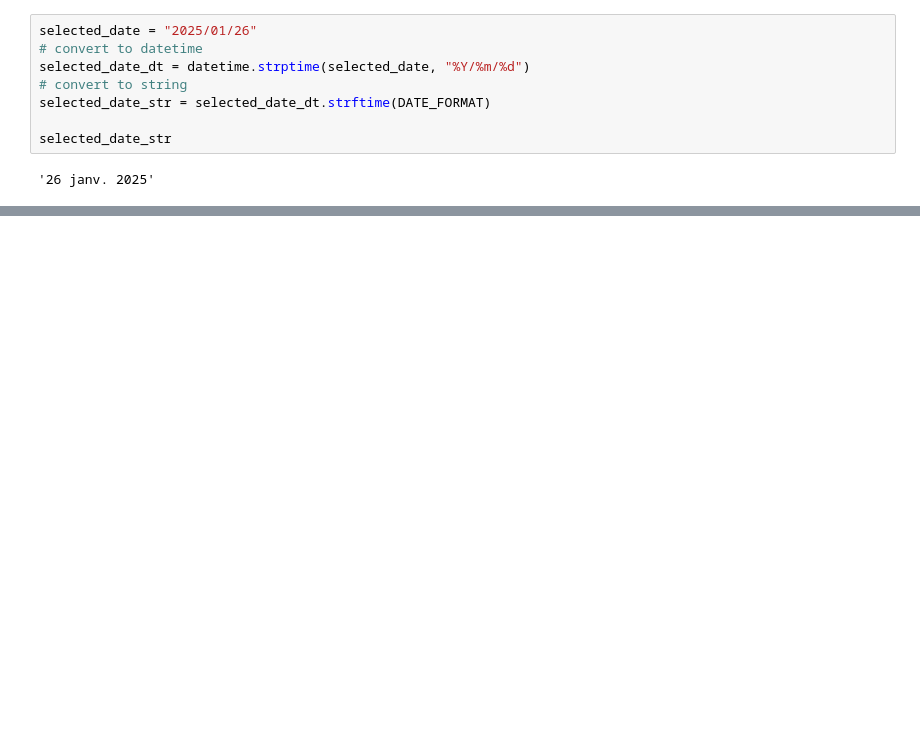
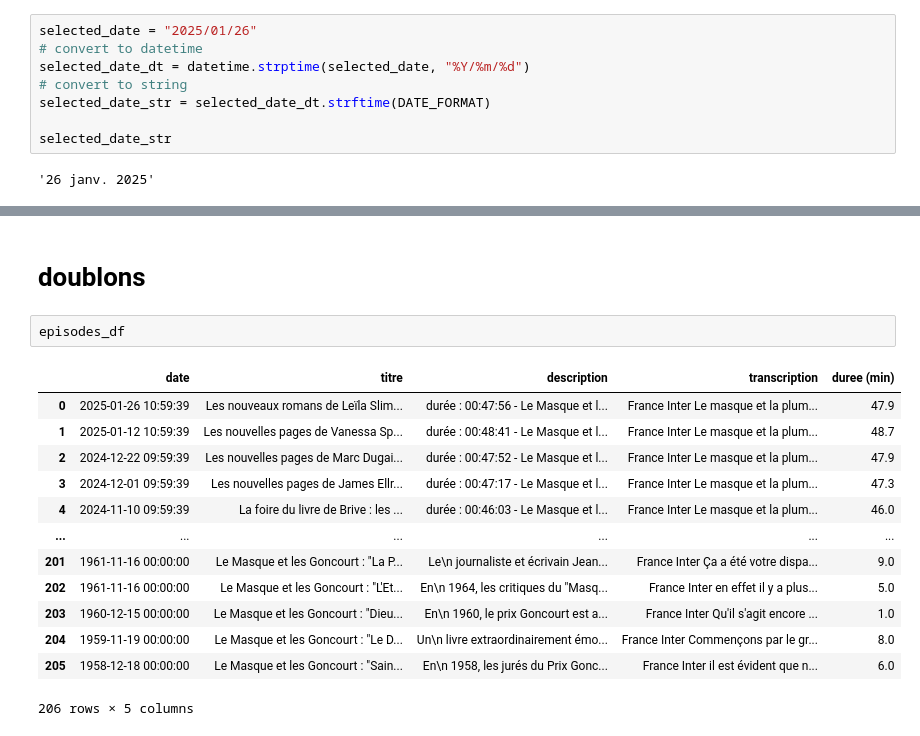
Before and after one commit to castorfou/lmelp, a Jupyter notebook: nbs/31 ui episodes dataframe.ipynb, the cells around one changed output, grey strips where cells are left out. Saved outputs shown, nothing was run; the diff lists cells and outputs as text; blank space fills up the shorter version.

```diff
--- a/nbs/31 ui episodes dataframe.ipynb
+++ b/nbs/31 ui episodes dataframe.ipynb
@@ -133,0 +128,18 @@ nb_mots_transcription(episodes_df)
+# %% [markdown]
+# doublons
+# %%
+episodes_df
+# %% [output]
+|  | date | titre | description | transcription | duree (min) |
+| 0 | 2025-01-26 10:59:39 | Les nouveaux romans de Leïla Slim... | durée : 00:47:56 - Le Masque et l... | France Inter Le masque et la plum... | 47.9 |
+| 1 | 2025-01-12 10:59:39 | Les nouvelles pages de Vanessa Sp... | durée : 00:48:41 - Le Masque et l... | France Inter Le masque et la plum... | 48.7 |
+| 2 | 2024-12-22 09:59:39 | Les nouvelles pages de Marc Dugai... | durée : 00:47:52 - Le Masque et l... | France Inter Le masque et la plum... | 47.9 |
+| 3 | 2024-12-01 09:59:39 | Les nouvelles pages de James Ellr... | durée : 00:47:17 - Le Masque et l... | France Inter Le masque et la plum... | 47.3 |
+| 4 | 2024-11-10 09:59:39 | La foire du livre de Brive : les ... | durée : 00:46:03 - Le Masque et l... | France Inter Le masque et la plum... | 46.0 |
+| ... | ... | ... | ... | ... | ... |
+| 201 | 1961-11-16 00:00:00 | Le Masque et les Goncourt : "La P... | Le\n journaliste et écrivain Jean... | France Inter Ça a été votre dispa... | 9.0 |
+| 202 | 1961-11-16 00:00:00 | Le Masque et les Goncourt : "L'Et... | En\n 1964, les critiques du "Masq... | France Inter en effet il y a plus... | 5.0 |
+| 203 | 1960-12-15 00:00:00 | Le Masque et les Goncourt : "Dieu... | En\n 1960, le prix Goncourt est a... | France Inter Qu'il s'agit encore ... | 1.0 |
+| 204 | 1959-11-19 00:00:00 | Le Masque et les Goncourt : "Le D... | Un\n livre extraordinairement émo... | France Inter Commençons par le gr... | 8.0 |
+| 205 | 1958-12-18 00:00:00 | Le Masque et les Goncourt : "Sain... | En\n 1958, les jurés du Prix Gonc... | France Inter il est évident que n... | 6.0 |
+206 rows × 5 columns
```
Also changed, not shown: parts of 13 cells of this notebook, 1 other file.
